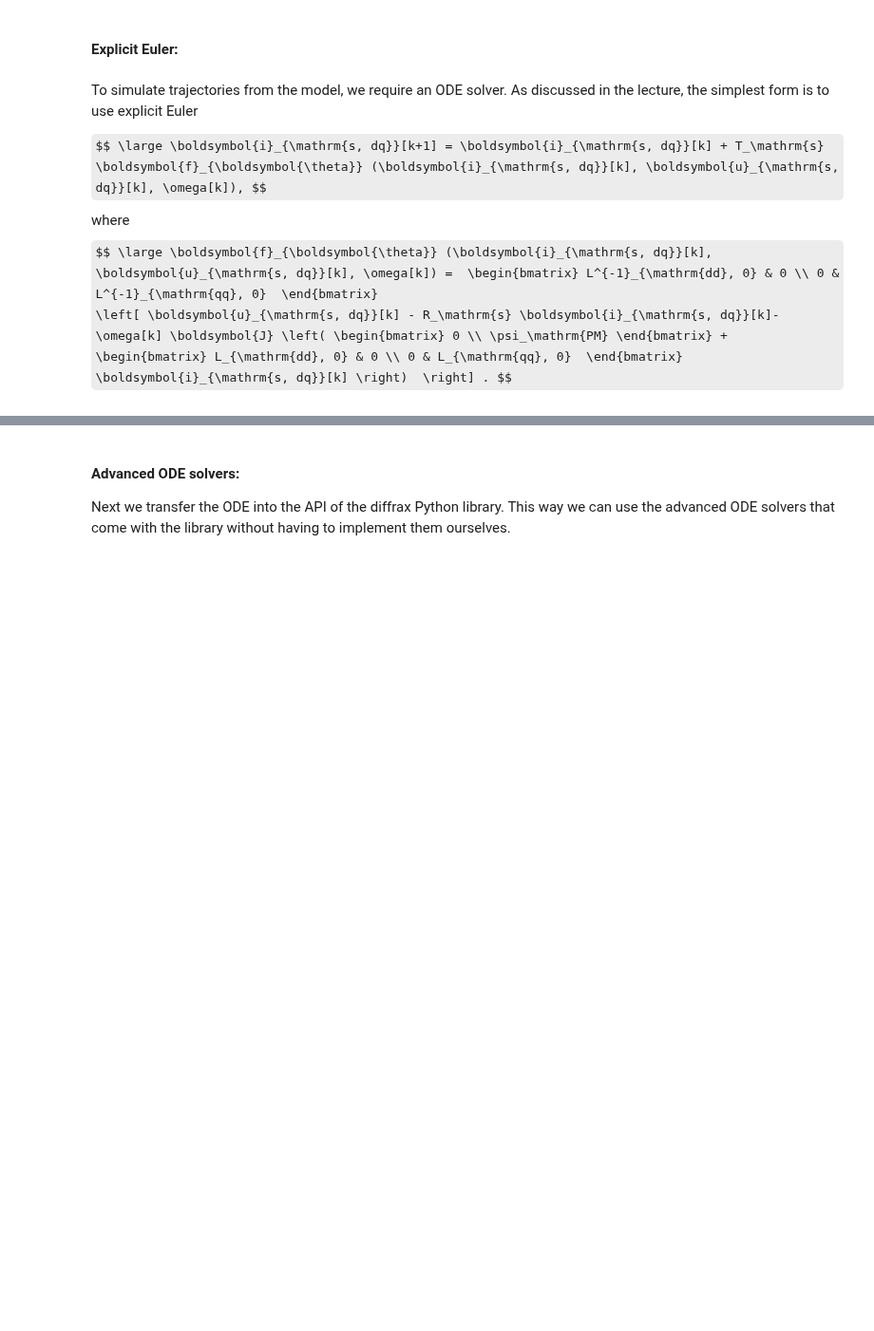
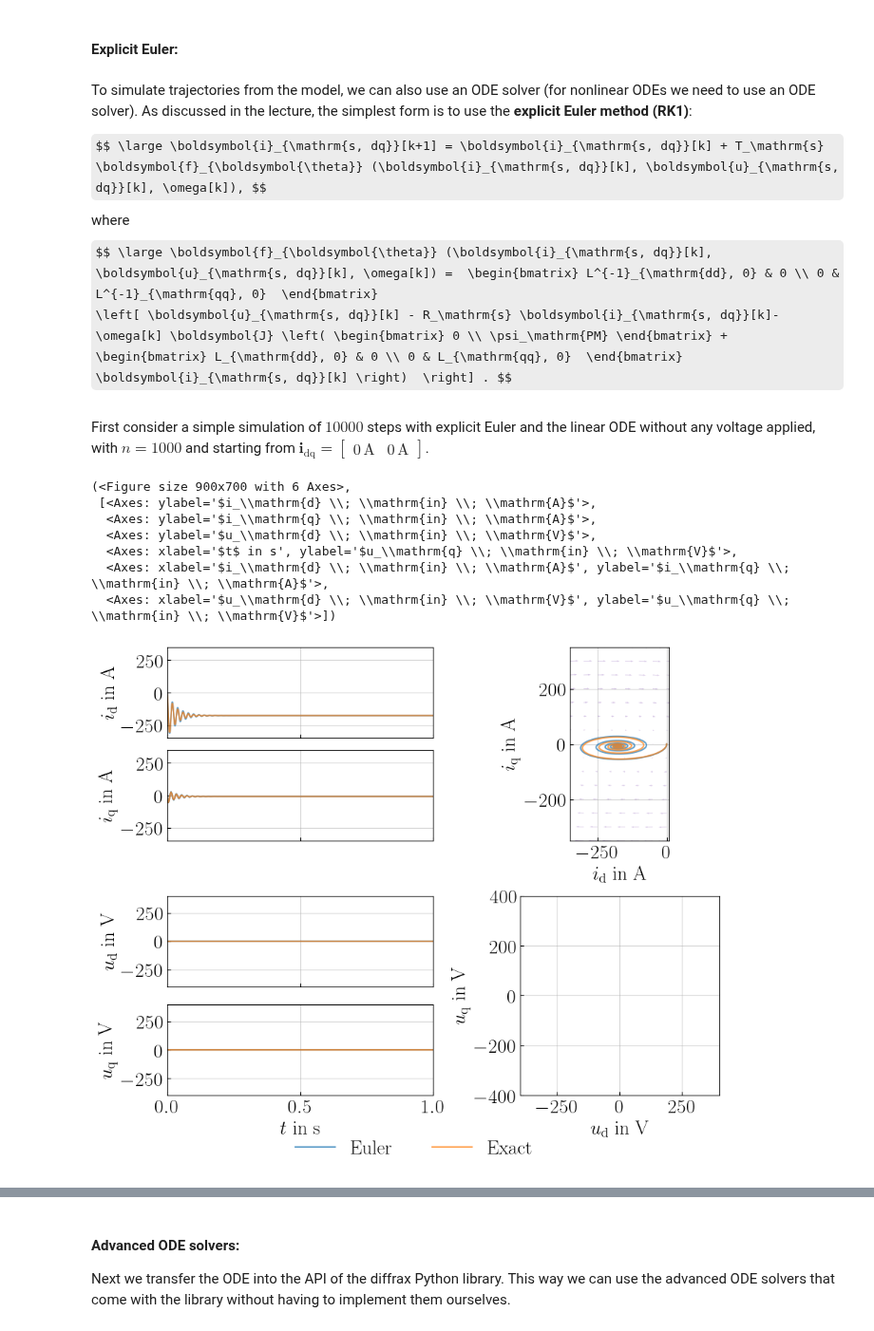
Before and after one commit to IAS-Uni-Siegen/CTPD_course, a Jupyter notebook: interactive_notebooks/inb03/inb03-PMSM_simulation.ipynb, the cells around one changed output, grey strips where cells are left out. Shown at 95% size. Drawn from its saved outputs; the diff is of its cells as text; code cells hidden in the pictures; some formulas as TeX source; blank space fills up the shorter version.

```diff
--- a/interactive_notebooks/inb03/inb03-PMSM_simulation.ipynb
+++ b/interactive_notebooks/inb03/inb03-PMSM_simulation.ipynb
@@ -100,8 +222,8 @@ fig, axs = visualize_eigendynamics(ode=linear_ode, params=linear_motor_params, n
 # %% [markdown]
 #### Explicit Euler:
 # %% [markdown]
-To simulate trajectories from the model, we require an ODE solver.
-As discussed in the lecture, the simplest form is to use explicit Euler
+To simulate trajectories from the model, we can also use an ODE solver (for nonlinear ODEs we need to use an ODE solver).
+As discussed in the lecture, the simplest form is to use the **explicit Euler method (RK1)**:
 
 $$ \large \boldsymbol{i}_{\mathrm{s, dq}}[k+1] = \boldsymbol{i}_{\mathrm{s, dq}}[k] + T_\mathrm{s} \boldsymbol{f}_{\boldsymbol{\theta}} (\boldsymbol{i}_{\mathrm{s, dq}}[k], \boldsymbol{u}_{\mathrm{s, dq}}[k], \omega[k]), $$
 where
@@ -109,10 +231,12 @@ $$ \large \boldsymbol{f}_{\boldsymbol{\theta}} (\boldsymbol{i}_{\mathrm{s, dq}}[
 \left[ \boldsymbol{u}_{\mathrm{s, dq}}[k] - R_\mathrm{s} \boldsymbol{i}_{\mathrm{s, dq}}[k]- \omega[k] \boldsymbol{J} \left( \begin{bmatrix} 0 \\ \psi_\mathrm{PM} \end{bmatrix} + \begin{bmatrix} L_{\mathrm{dd}, 0} & 0 \\ 0 & L_{\mathrm{qq}, 0}  \end{bmatrix}  \boldsymbol{i}_{\mathrm{s, dq}}[k] \right)  \right] . $$
 # %%
 def linear_euler_step(i_dq, u_dq, omega, params, T_s):
+    """Simulates a single step with explicit Euler and the linear ODE."""
     return i_dq + T_s * linear_ode(i_dq, u_dq, omega, params)
 
 @eqx.filter_jit
 def linear_euler_simulation(i_dq_0, u_dq_sequence, omega, params, T_s):
+    """Simulates a sequence of steps with explicit Euler and the linear ODE."""
 
     def body_function(carry, u_dq):
         i_dq = carry
@@ -122,18 +246,28 @@ def linear_euler_simulation(i_dq_0, u_dq_sequence, omega, params, T_s):
     _, i_dq_sequence =  jax.lax.scan(body_function, i_dq_0, u_dq_sequence)
     i_dq_sequence = jnp.concatenate([i_dq_0[None, :], i_dq_sequence], axis=0)
     return i_dq_sequence
+# %% [markdown]
+First consider a simple simulation of $10000$ steps with explicit Euler and the linear ODE without any voltage applied, with $n=1000$ and starting from $\boldsymbol{i}_\mathrm{dq} = \begin{bmatrix} 0 \, \mathrm{A} & 0 \, \mathrm{A} \end{bmatrix}$.
 # %%
-sequence_length = 10_000
-T_s = 1e-4
-n = 1000
-u_dq_sequence = jnp.zeros((sequence_length, 2))
-
-omega = jnp.array(linear_motor_params.p * n * 2 * jnp.pi / 60)
-
 i_dq_sequence = linear_euler_simulation(
     i_dq_0=jnp.array([0.0, 0.0]), u_dq_sequence=u_dq_sequence, omega=omega, params=linear_motor_params, T_s=T_s,
 )
 
 visualize_trajectories(
-    [i_dq_sequence], [u_dq_sequence], [T_s], [omega], linear_ode, linear_motor_params,
+    [i_dq_sequence, exact_i_dq_sequence],
+    [u_dq_sequence, u_dq_sequence],
+    [T_s, T_s],
+    [omega, omega],
+    linear_ode,
+    linear_motor_params,
+    labels=["Euler", "Exact"],
 )
+# %% [output]
+(<Figure size 900x700 with 6 Axes>,
+ [<Axes: ylabel='$i_\\mathrm{d} \\; \\mathrm{in} \\; \\mathrm{A}$'>,
+  <Axes: ylabel='$i_\\mathrm{q} \\; \\mathrm{in} \\; \\mathrm{A}$'>,
+  <Axes: ylabel='$u_\\mathrm{d} \\; \\mathrm{in} \\; \\mathrm{V}$'>,
+  <Axes: xlabel='$t$ in s', ylabel='$u_\\mathrm{q} \\; \\mathrm{in} \\; \\mathrm{V}$'>,
+  <Axes: xlabel='$i_\\mathrm{d} \\; \\mathrm{in} \\; \\mathrm{A}$', ylabel='$i_\\mathrm{q} \\; \\mathrm{in} \\; \\mathrm{A}$'>,
+  <Axes: xlabel='$u_\\mathrm{d} \\; \\mathrm{in} \\; \\mathrm{V}$', ylabel='$u_\\mathrm{q} \\; \\mathrm{in} \\; \\mathrm{V}$'>])
+[figure, added]
```
Also changed, not shown: parts of 43 cells of this notebook, 1 other file.
